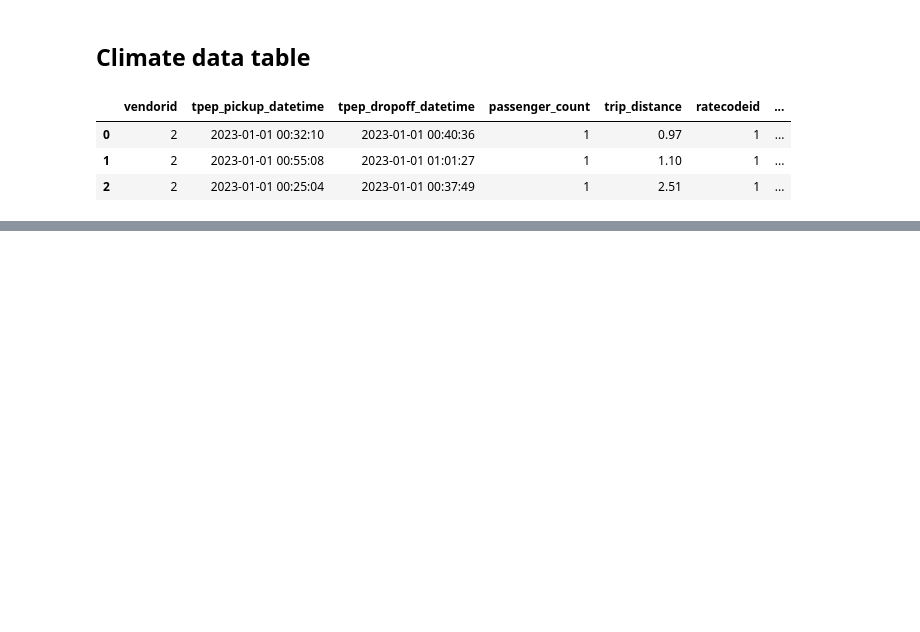
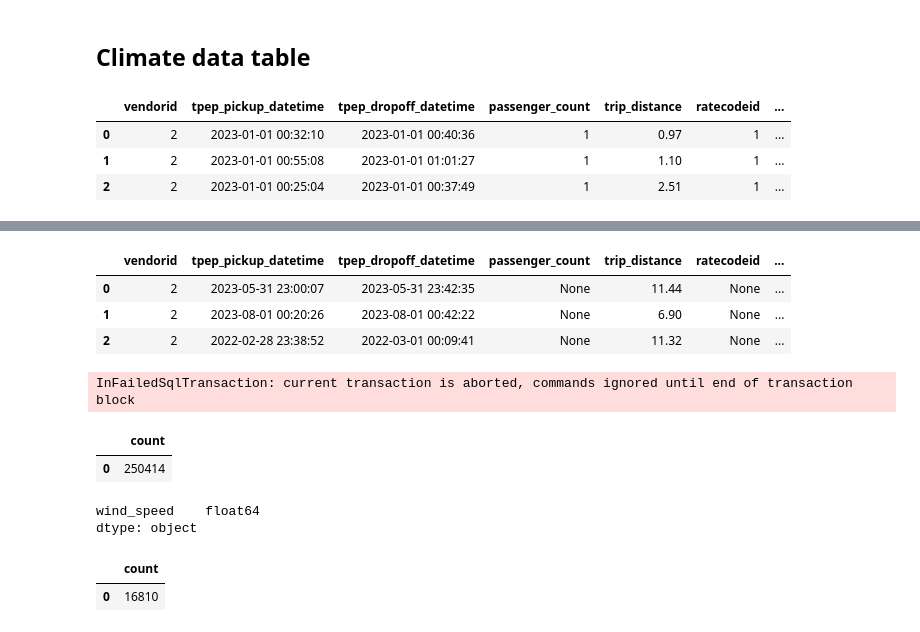
Before and after one commit to Mark-Rozenberg/Yellow-Taxi-Climate, a Jupyter notebook: Db-Prep.ipynb, the cells around one changed output, grey strips where cells are left out. Saved outputs shown, nothing was run; the diff lists cells and outputs as text; code cells hidden in the pictures; blank space fills up the shorter version.

```diff
--- a/Db-Prep.ipynb
+++ b/Db-Prep.ipynb
@@ -104,0 +131,9 @@ pd.read_sql_query('SELECT * FROM taxi_data limit 3', conn)
+# %%
+pd.read_sql_query('''
+select * from taxi_data limit 3
+''', conn)
+# %% [output]
+|  | vendorid | tpep_pickup_datetime | tpep_dropoff_datetime | passenger_count | trip_distance | ratecodeid | ... |
+| 0 | 2 | 2023-05-31 23:00:07 | 2023-05-31 23:42:35 | None | 11.44 | None | ... |
+| 1 | 2 | 2023-08-01 00:20:26 | 2023-08-01 00:42:22 | None | 6.90 | None | ... |
+| 2 | 2 | 2022-02-28 23:38:52 | 2022-03-01 00:09:41 | None | 11.32 | None | ... |
@@ -104,0 +188,10 @@ pd.read_sql_query('SELECT * FROM taxi_data limit 3', conn)
+# %%
+cur.execute(''' ALTER TABLE taxi_data DROP COLUMN avg_temperature ''')
+conn.commit()
+cur.execute(''' ALTER TABLE taxi_data DROP COLUMN avg_wind_speed ''')
+cur.execute(''' ALTER TABLE taxi_data DROP COLUMN avg_precipitation ''')
+cur.execute(''' ALTER TABLE taxi_data DROP COLUMN avg_relative_humidity ''')
+cur.execute(''' ALTER TABLE taxi_data DROP COLUMN avg_visibility ''')
+conn.commit()
+# %% [output]
+InFailedSqlTransaction: current transaction is aborted, commands ignored until end of transaction block
@@ -104,0 +232,23 @@ pd.read_sql_query('SELECT * FROM taxi_data limit 3', conn)
+# %%
+pd.read_sql_query('''
+select count(*)
+from climate
+where wind_speed is not null
+''', conn)
+# %% [output]
+|  | count |
+| 0 | 250414 |
+# %%
+pd.read_sql_query(''' select wind_speed from climate limit 10''', conn).dtypes
+# %% [output]
+wind_speed    float64
+dtype: object
+# %%
+pd.read_sql_query('''
+select count(*)
+from climate
+where wind_speed = 'NaN'
+''', conn)
+# %% [output]
+|  | count |
+| 0 | 16810 |
```
Also changed, not shown: parts of 9 cells of this notebook, 2 other files.
